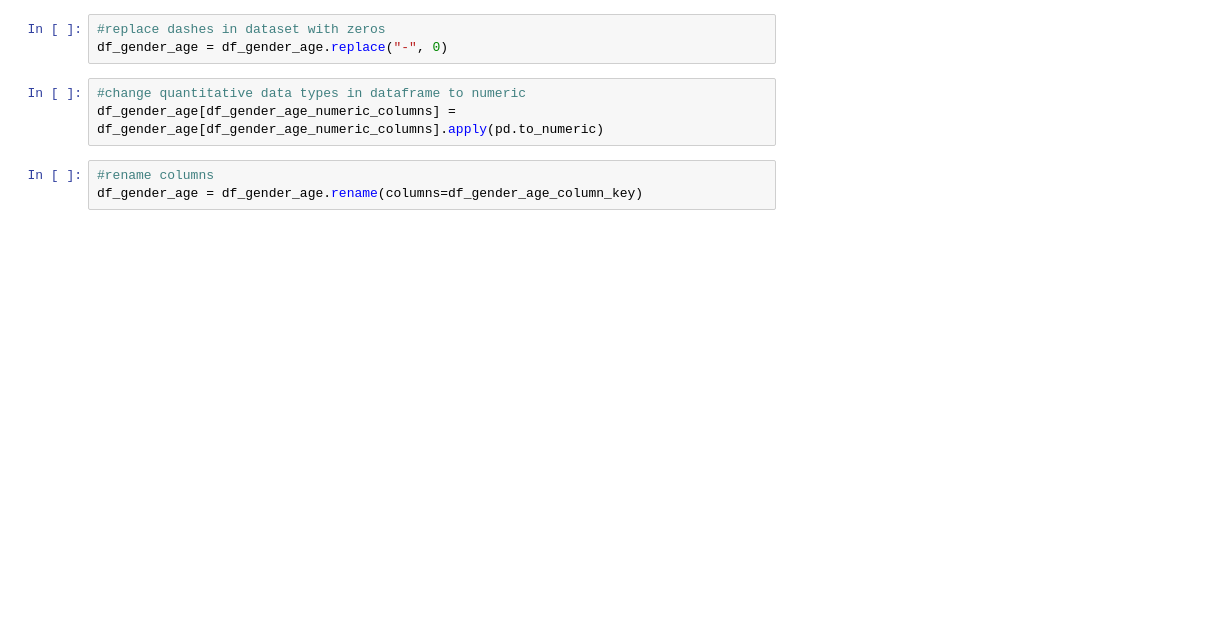
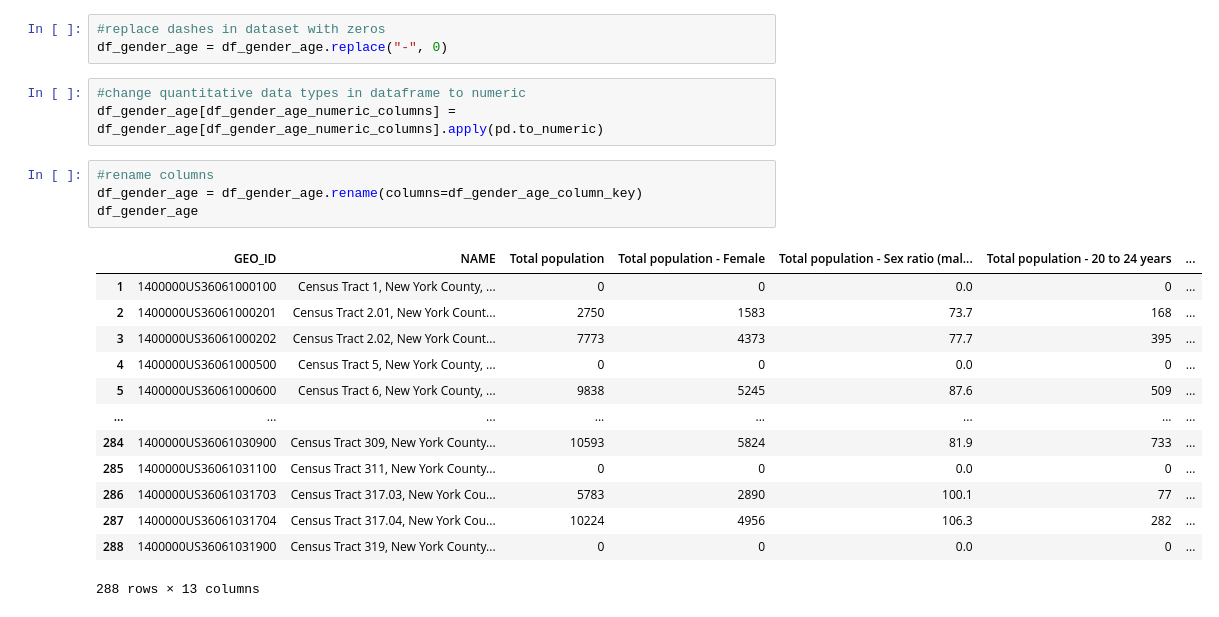
Before and after one commit to JayZZZZZZZ/project-1, a Jupyter notebook: gender_age.ipynb, the cells around one changed output. Cells and saved outputs as stored; diff of their text form; blank space fills up the shorter version.

```diff
--- a/gender_age.ipynb
+++ b/gender_age.ipynb
@@ -157,6 +160,21 @@ df_gender_age[df_gender_age_numeric_columns] = df_gender_age[df_gender_age_numer
 # %%
 #rename columns
 df_gender_age = df_gender_age.rename(columns=df_gender_age_column_key)
+df_gender_age
+# %% [output]
+|  | GEO_ID | NAME | Total population | Total population - Female | Total population - Sex ratio (mal... | Total population - 20 to 24 years | ... |
+| 1 | 1400000US36061000100 | Census Tract 1, New York County, ... | 0 | 0 | 0.0 | 0 | ... |
+| 2 | 1400000US36061000201 | Census Tract 2.01, New York Count... | 2750 | 1583 | 73.7 | 168 | ... |
+| 3 | 1400000US36061000202 | Census Tract 2.02, New York Count... | 7773 | 4373 | 77.7 | 395 | ... |
+| 4 | 1400000US36061000500 | Census Tract 5, New York County, ... | 0 | 0 | 0.0 | 0 | ... |
+| 5 | 1400000US36061000600 | Census Tract 6, New York County, ... | 9838 | 5245 | 87.6 | 509 | ... |
+| ... | ... | ... | ... | ... | ... | ... | ... |
+| 284 | 1400000US36061030900 | Census Tract 309, New York County... | 10593 | 5824 | 81.9 | 733 | ... |
+| 285 | 1400000US36061031100 | Census Tract 311, New York County... | 0 | 0 | 0.0 | 0 | ... |
+| 286 | 1400000US36061031703 | Census Tract 317.03, New York Cou... | 5783 | 2890 | 100.1 | 77 | ... |
+| 287 | 1400000US36061031704 | Census Tract 317.04, New York Cou... | 10224 | 4956 | 106.3 | 282 | ... |
+| 288 | 1400000US36061031900 | Census Tract 319, New York County... | 0 | 0 | 0.0 | 0 | ... |
+288 rows × 13 columns
 # %%
 df_gender_age.info()
 # %% [output]
```
Also changed, not shown: parts of 12 cells of this notebook, 9 other files.
